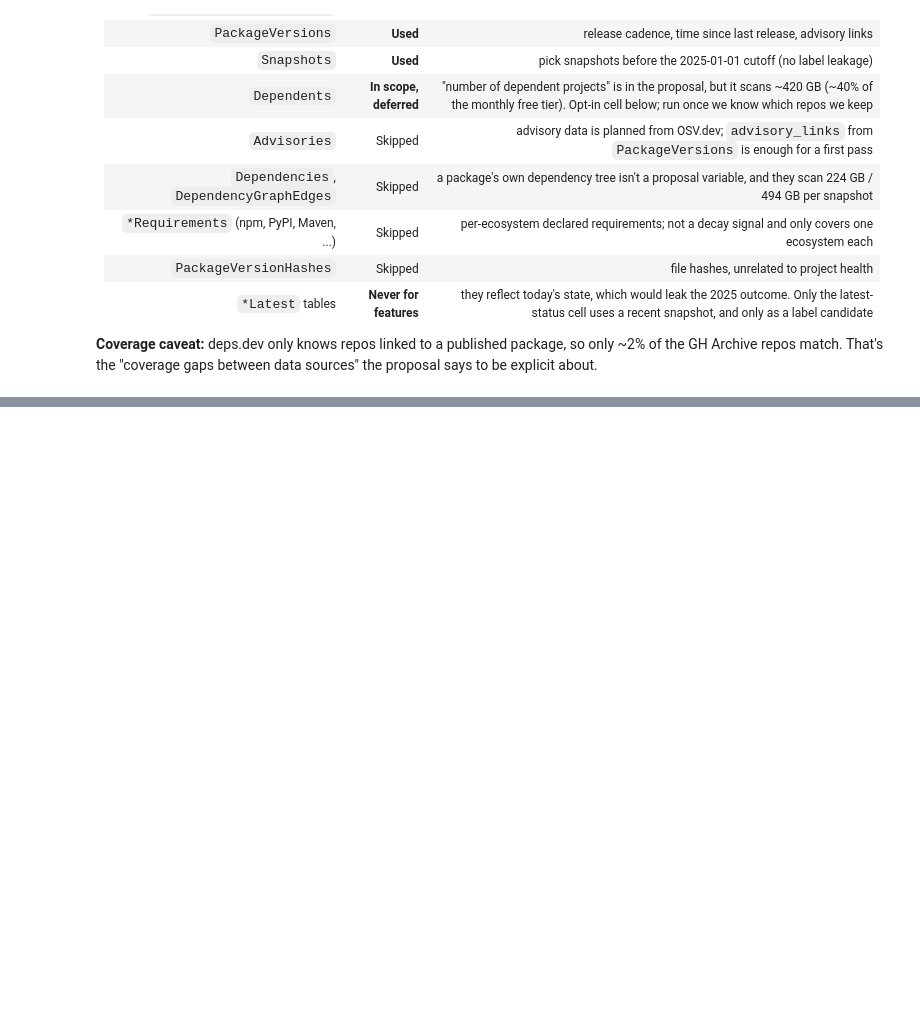
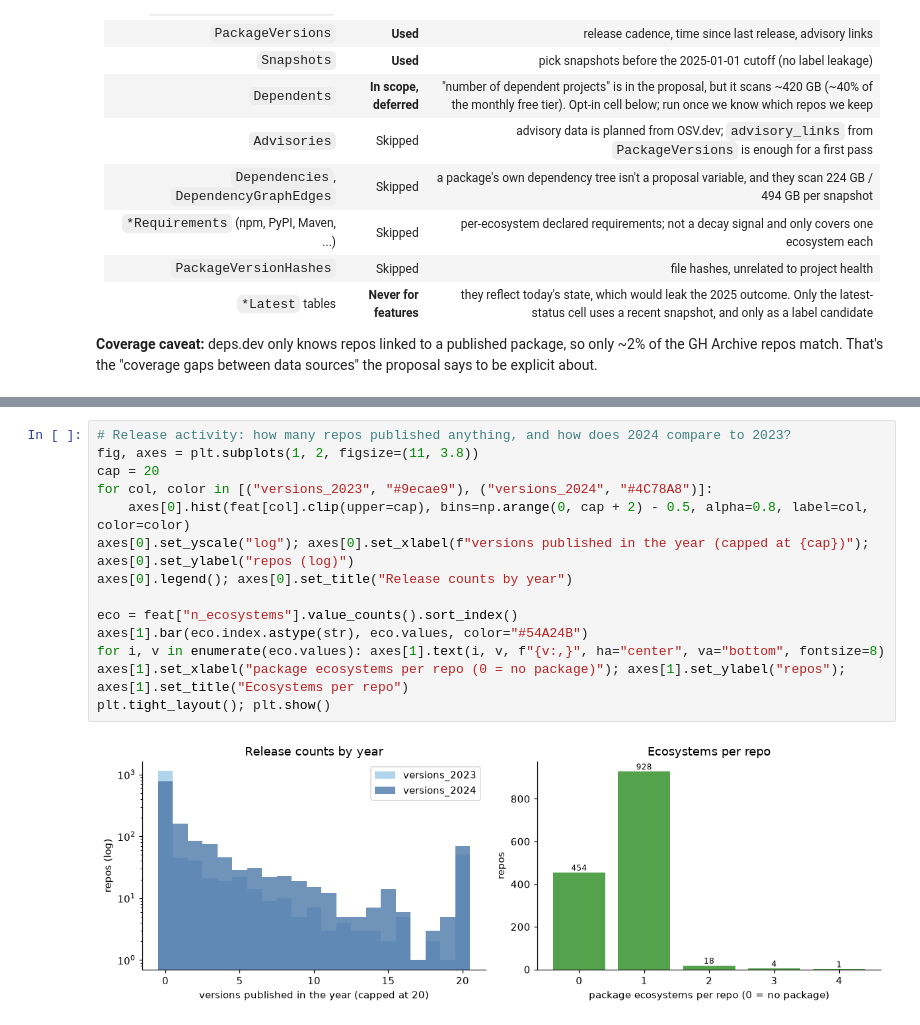
Before and after one commit to Miablo/decay-before-archival, a Jupyter notebook: notebooks/deps_dev.ipynb, the cells around one changed output, grey strips where cells are left out. Saved outputs shown, nothing was run; the diff lists cells and outputs as text; blank space fills up the shorter version.

```diff
--- a/notebooks/deps_dev.ipynb
+++ b/notebooks/deps_dev.ipynb
@@ -277,0 +509,16 @@ The proposal needs these variables: release cadence / time since last release, c
+# %%
+# Release activity: how many repos published anything, and how does 2024 compare to 2023?
+fig, axes = plt.subplots(1, 2, figsize=(11, 3.8))
+cap = 20
+for col, color in [("versions_2023", "#9ecae9"), ("versions_2024", "#4C78A8")]:
+    axes[0].hist(feat[col].clip(upper=cap), bins=np.arange(0, cap + 2) - 0.5, alpha=0.8, label=col, color=color)
+axes[0].set_yscale("log"); axes[0].set_xlabel(f"versions published in the year (capped at {cap})"); axes[0].set_ylabel("repos (log)")
+axes[0].legend(); axes[0].set_title("Release counts by year")
+
+eco = feat["n_ecosystems"].value_counts().sort_index()
+axes[1].bar(eco.index.astype(str), eco.values, color="#54A24B")
+for i, v in enumerate(eco.values): axes[1].text(i, v, f"{v:,}", ha="center", va="bottom", fontsize=8)
+axes[1].set_xlabel("package ecosystems per repo (0 = no package)"); axes[1].set_ylabel("repos"); axes[1].set_title("Ecosystems per repo")
+plt.tight_layout(); plt.show()
+# %% [output]
+[figure, added]
```
Also changed, not shown: parts of 35 cells of this notebook, 4 other files.
